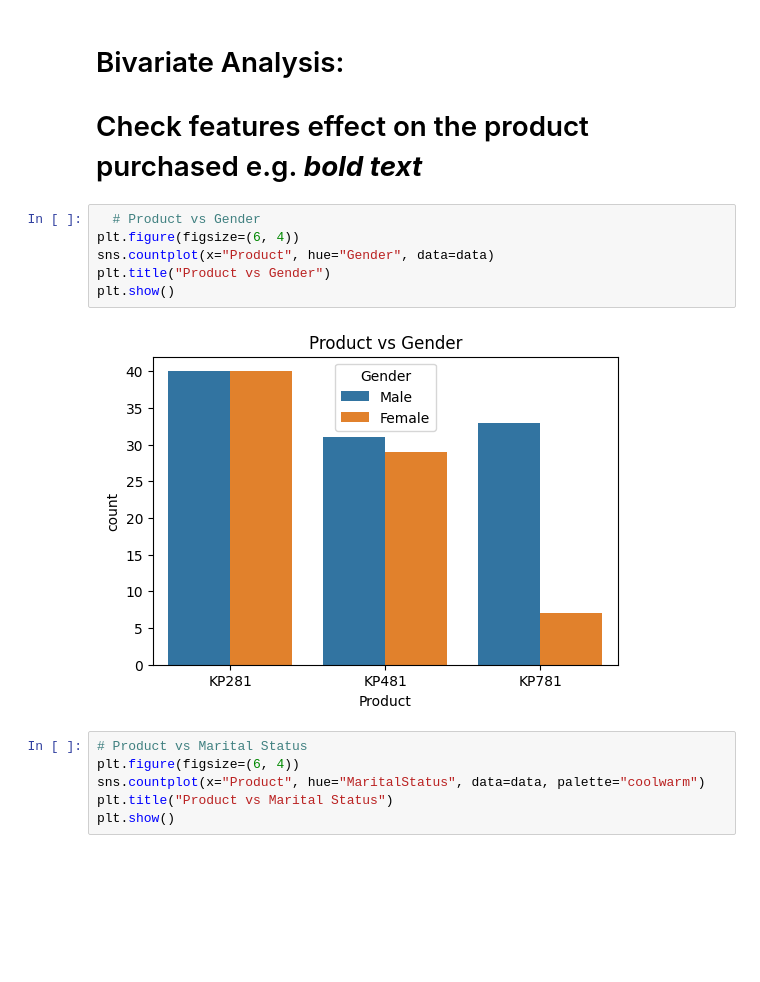
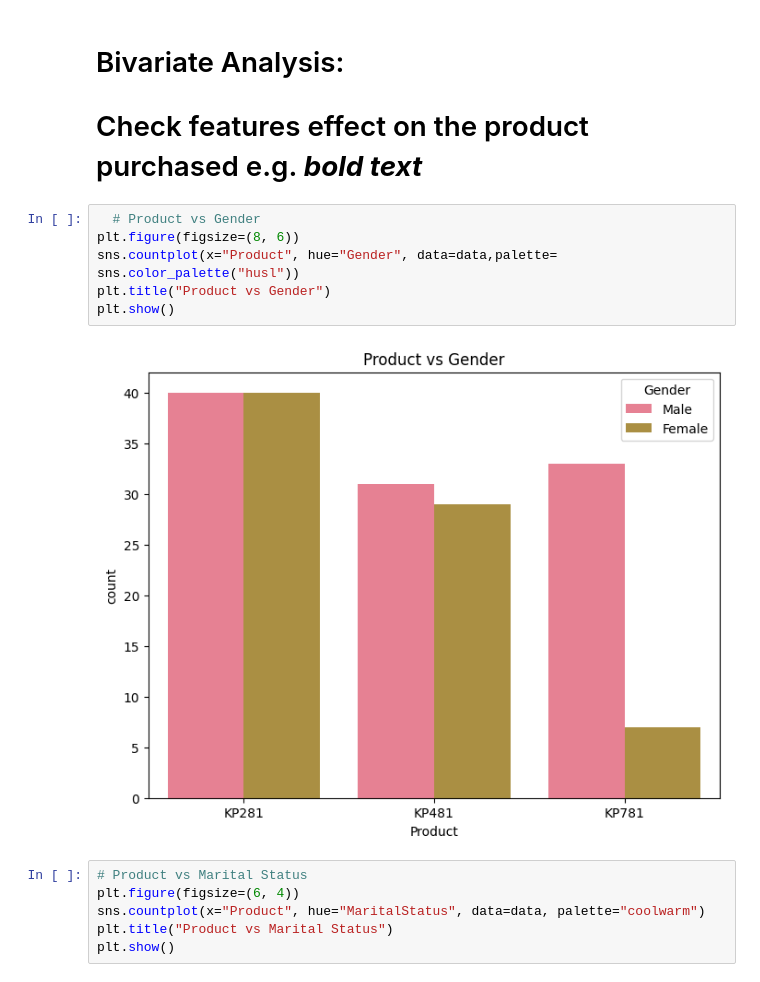
Before and after one commit to osamanoor17/Treadmill-Buyer-Profile, a Jupyter notebook: EDA_Portfolio_Project_Treadmill_Buyer_Profile.ipynb, the cells around one changed output. Drawn from its saved outputs; the diff is of its cells as text; blank space fills up the shorter version.

```diff
--- a/EDA_Portfolio_Project_Treadmill_Buyer_Profile.ipynb
+++ b/EDA_Portfolio_Project_Treadmill_Buyer_Profile.ipynb
@@ -253,12 +246,12 @@ for categorical_values in categorical_values:
 # Check features effect on the product purchased e.g. ***bold text***
 # %%
   # Product vs Gender
-plt.figure(figsize=(6, 4))
-sns.countplot(x="Product", hue="Gender", data=data)
+plt.figure(figsize=(8, 6))
+sns.countplot(x="Product", hue="Gender", data=data,palette= sns.color_palette("husl"))
 plt.title("Product vs Gender")
 plt.show()
 # %% [output]
-[figure, old version]
+[figure, new version]
 # %%
 # Product vs Marital Status
 plt.figure(figsize=(6, 4))
```
Also changed, not shown: parts of 34 cells of this notebook.
